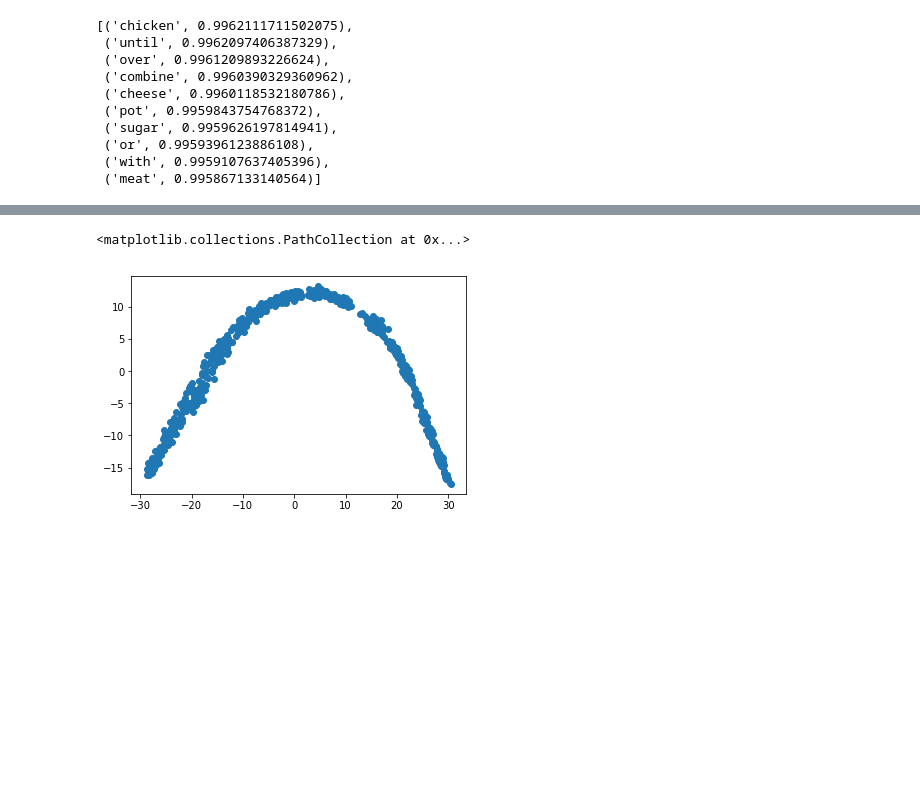
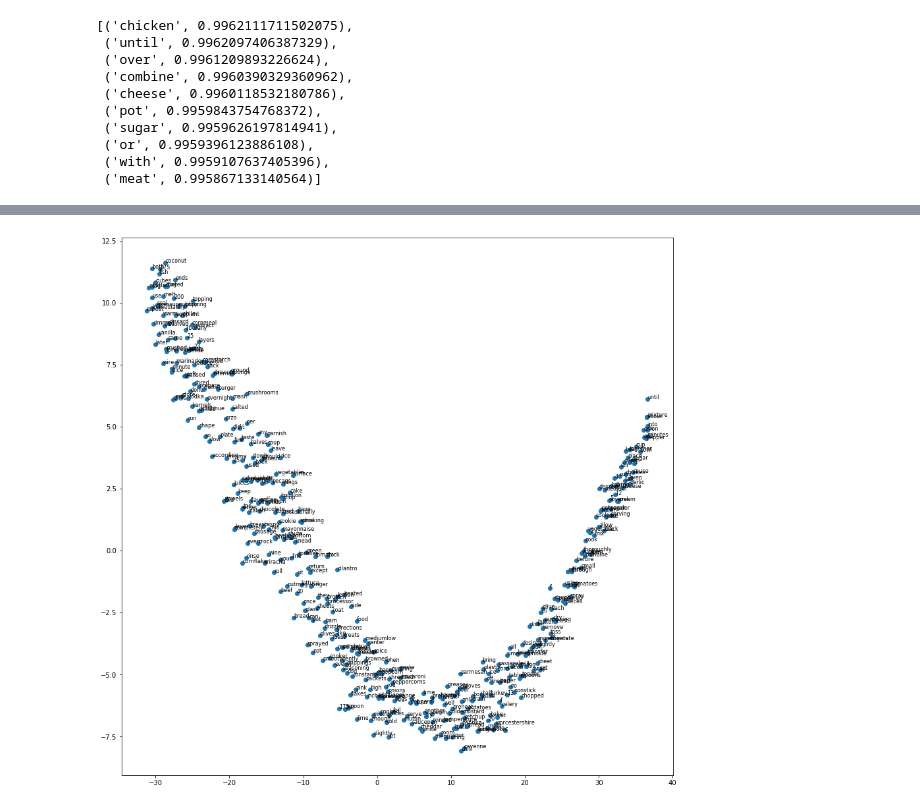
Before and after one commit to Schmidt8181/Allreciepes_NLP, a Jupyter notebook: All_Recipes_NLP.ipynb, the cells around one changed output, grey strips where cells are left out. Cells and saved outputs as stored; diff of their text form; code cells hidden in the pictures; blank space fills up the shorter version.

```diff
--- a/All_Recipes_NLP.ipynb
+++ b/All_Recipes_NLP.ipynb
@@ -49,6 +49,7 @@ raw_recipe_data.head()
 | 4 | [witchywoman] | Mix the teriyaki sauce, garlic, g... |
 # %%
 raw_recipe_data.drop(3, axis=0, inplace=True)
+raw_recipe_data.drop('exception', axis=0, inplace=True)
 # %%
 from string import punctuation
 
@@ -128,7 +149,7 @@ len(clean_sentences)
 749
 # %%
 # remove stop words
-stoplist = set('for a of the and to in'.split(' '))
+stoplist = set('a an and are as at be by for from has he in is it its of on or that the to was will with'.split(' '))
 sentences_text = [[word for word in document.split() if word not in stoplist]
                   for document in clean_sentences]
 # %%
@@ -234,8 +272,9 @@ model.wv.similar_by_word('cake')
 pca = PCA(n_components=2)
 result = pca.fit_transform(X)
 # %%
+plt.figure(figsize=((35,25)))
 plt.scatter(result[:, 0], result[:, 1])
 words = list(model.wv.vocab)
 for i, word in enumerate(words):
-	plt.annotate(word, xy=(result[i, 0], result[i, 1]))
+	plt.annotate(word, xy=(result[i, 0], result[i, 1]), fontsize=18)
 # %% [output]
@@ -245,8 +284,11 @@ from sklearn import manifold
 # %%
 tsne = manifold.TSNE(n_components=2, init='pca', perplexity=30, random_state=0)
 tsne_data = tsne.fit_transform(X)
+plt.figure(figsize=((15,15)))
 plt.scatter(tsne_data[:, 0], tsne_data[:, 1])
+words = list(model.wv.vocab)
+for i, word in enumerate(words):
+	plt.annotate(word, xy=(tsne_data[i, 0], tsne_data[i, 1]), fontsize=8)
 # %% [output]
-<matplotlib.collections.PathCollection at 0x...>
-[figure, old version]
+[figure, new version]
 # %%
```
Also changed, not shown: parts of 6 cells of this notebook.
